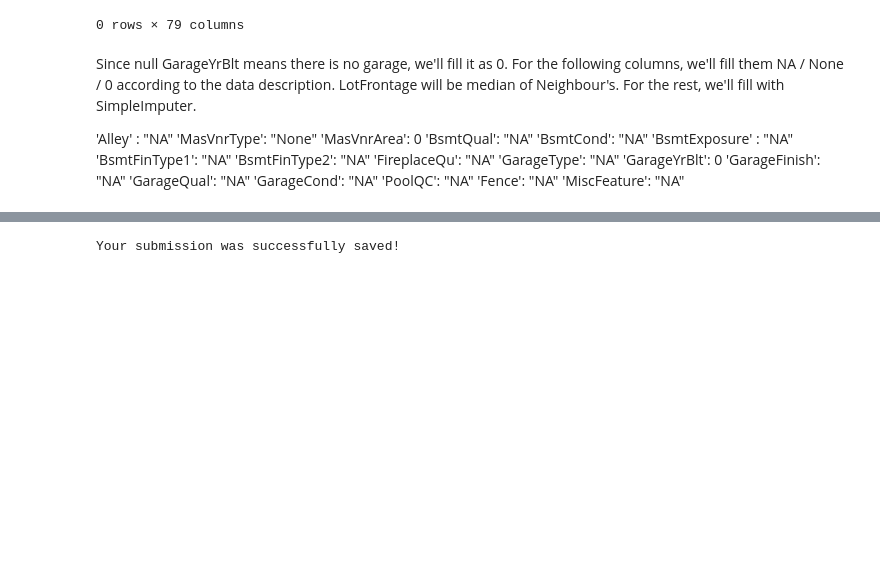
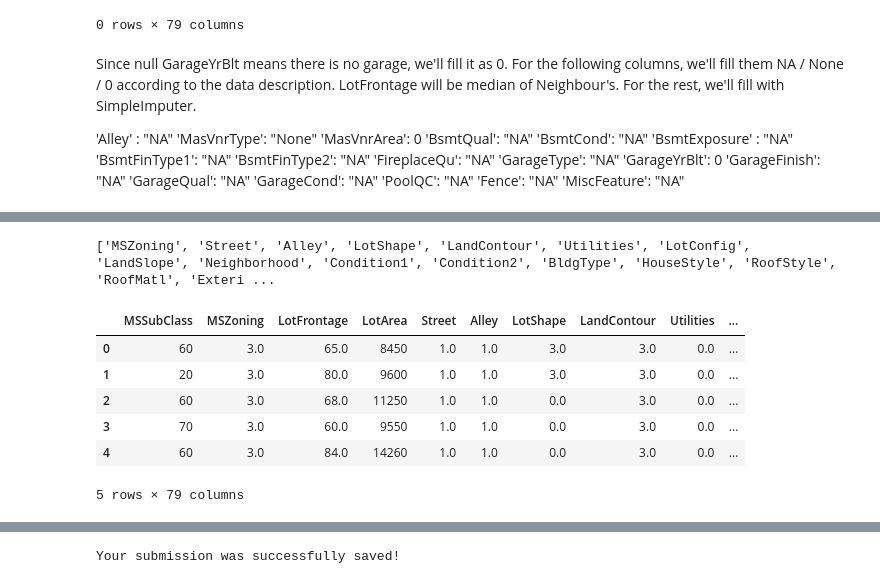
Before and after one commit to dorothyynwong/mario_kart_8_best, a Jupyter notebook: housing-prices-competition-20220411.ipynb, the cells around one changed output, grey strips where cells are left out. Cells and saved outputs as stored; diff of their text form; code cells hidden in the pictures; blank space fills up the shorter version.

```diff
--- a/housing-prices-competition-20220411.ipynb
+++ b/housing-prices-competition-20220411.ipynb
@@ -313,3 +315,30 @@ X_test = all_data[ntrain:]
+# %%
+from sklearn.preprocessing import OrdinalEncoder
+# Categorical columns in the training data
+object_cols = [col for col in X_full.columns if X_full[col].dtype == "object"]
+
+print(object_cols)
+
+# process columns, apply LabelEncoder to categorical features
+for col in object_cols:
+    encoder = OrdinalEncoder(handle_unknown='use_encoded_value',
+                                 unknown_value=-1)
+    encoder.fit(list(X_full[col].values.reshape(-1, 1)))
+
+    X_full[col] = encoder.transform(list(X_full[col].values.reshape(-1, 1)))
+    X_test[col] = encoder.transform(list(X_test[col].values.reshape(-1, 1)))
+# %% [output]
+['MSZoning', 'Street', 'Alley', 'LotShape', 'LandContour', 'Utilities', 'LotConfig', 'LandSlope', 'Neighborhood', 'Condition1', 'Condition2', 'BldgType', 'HouseStyle', 'RoofStyle', 'RoofMatl', 'Exteri ...
+# %%
+X_full.head()
+# %% [output]
+|  | MSSubClass | MSZoning | LotFrontage | LotArea | Street | Alley | LotShape | LandContour | Utilities | ... |
+| 0 | 60 | 3.0 | 65.0 | 8450 | 1.0 | 1.0 | 3.0 | 3.0 | 0.0 | ... |
+| 1 | 20 | 3.0 | 80.0 | 9600 | 1.0 | 1.0 | 3.0 | 3.0 | 0.0 | ... |
+| 2 | 60 | 3.0 | 68.0 | 11250 | 1.0 | 1.0 | 0.0 | 3.0 | 0.0 | ... |
+| 3 | 70 | 3.0 | 60.0 | 9550 | 1.0 | 1.0 | 0.0 | 3.0 | 0.0 | ... |
+| 4 | 60 | 3.0 | 84.0 | 14260 | 1.0 | 1.0 | 0.0 | 3.0 | 0.0 | ... |
+5 rows × 79 columns
 # %%
 X_test.head()
 # %% [output]
```
Also changed, not shown: parts of 10 cells of this notebook.
